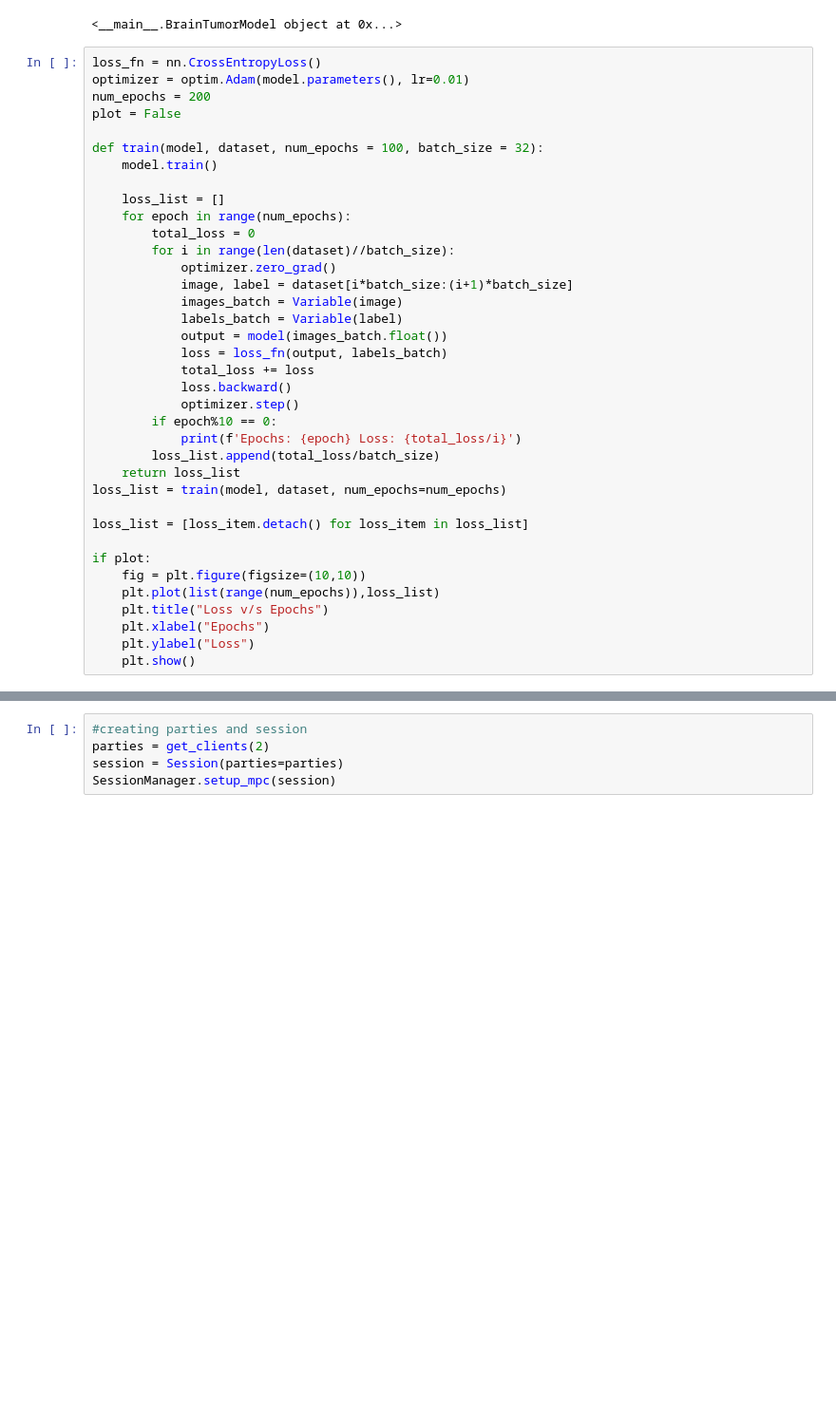
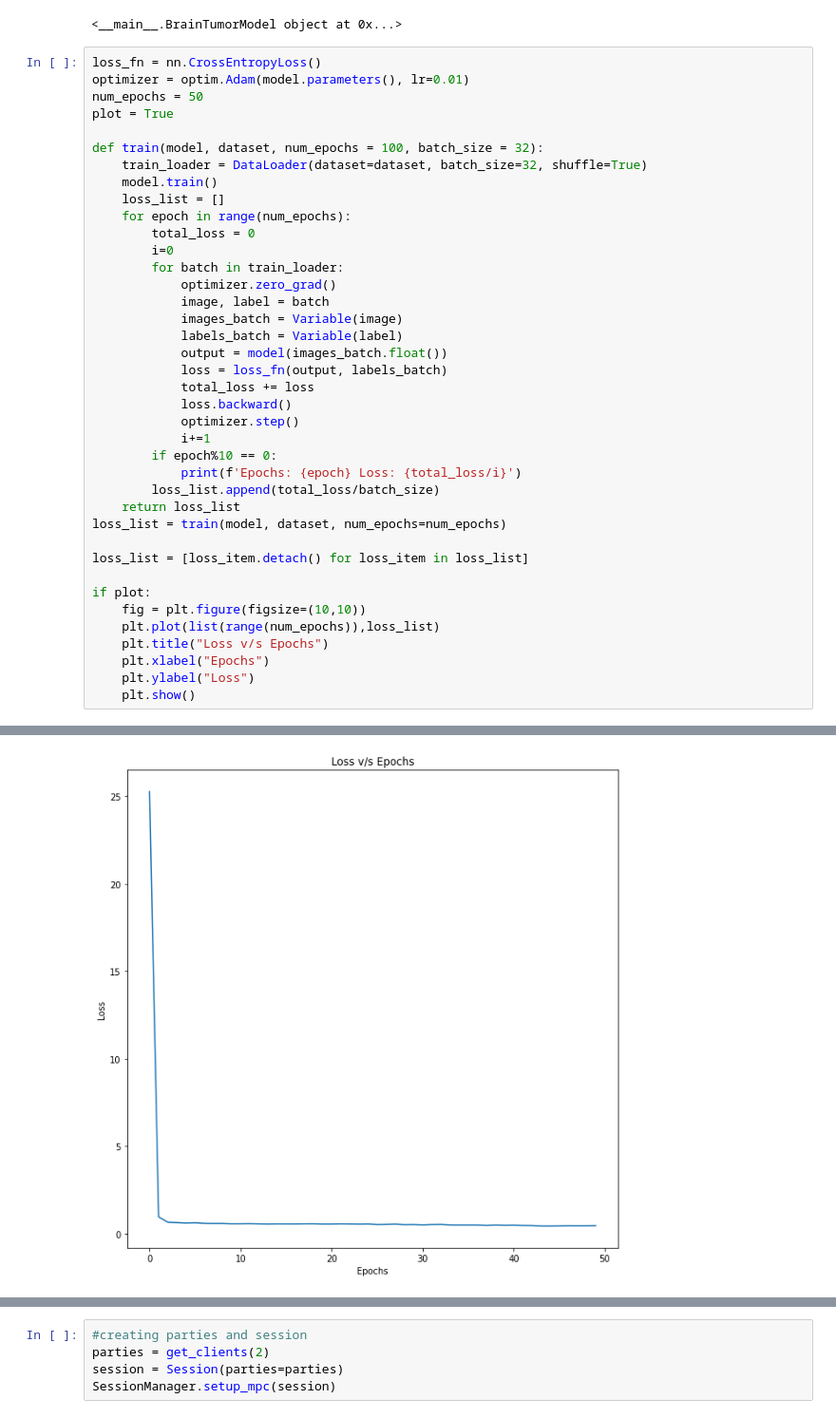
Before and after one commit to ol-msc/ppdm_ml, a Jupyter notebook: notebooks/smpc/cnn_braintumor/brain_tumor_v2.ipynb, the cells around one changed output, grey strips where cells are left out. Shown: that part at 95% size. Saved outputs shown, nothing was run; the diff lists cells and outputs as text; blank space fills up the shorter version.

```diff
--- a/notebooks/smpc/cnn_braintumor/brain_tumor_v2.ipynb
+++ b/notebooks/smpc/cnn_braintumor/brain_tumor_v2.ipynb
@@ -144,18 +191,19 @@ print(model)
 # %%
 loss_fn = nn.CrossEntropyLoss()
 optimizer = optim.Adam(model.parameters(), lr=0.01)
-num_epochs = 200
-plot = False
+num_epochs = 50
+plot = True
 
 def train(model, dataset, num_epochs = 100, batch_size = 32):
+    train_loader = DataLoader(dataset=dataset, batch_size=32, shuffle=True)
     model.train()
-
     loss_list = []
     for epoch in range(num_epochs):
         total_loss = 0
-        for i in range(len(dataset)//batch_size):
+        i=0
+        for batch in train_loader:
             optimizer.zero_grad()
-            image, label = dataset[i*batch_size:(i+1)*batch_size]
+            image, label = batch
             images_batch = Variable(image)
             labels_batch = Variable(label)
             output = model(images_batch.float())
@@ -163,6 +211,7 @@ def train(model, dataset, num_epochs = 100, batch_size = 32):
             total_loss += loss
             loss.backward()
             optimizer.step()
+            i+=1
         if epoch%10 == 0:
             print(f'Epochs: {epoch} Loss: {total_loss/i}')
         loss_list.append(total_loss/batch_size)
@@ -201,0 +236 @@ Epochs: 190 Loss: 0.30333611369132996
+[figure, added]
```
Also changed, not shown: parts of 24 cells of this notebook.
